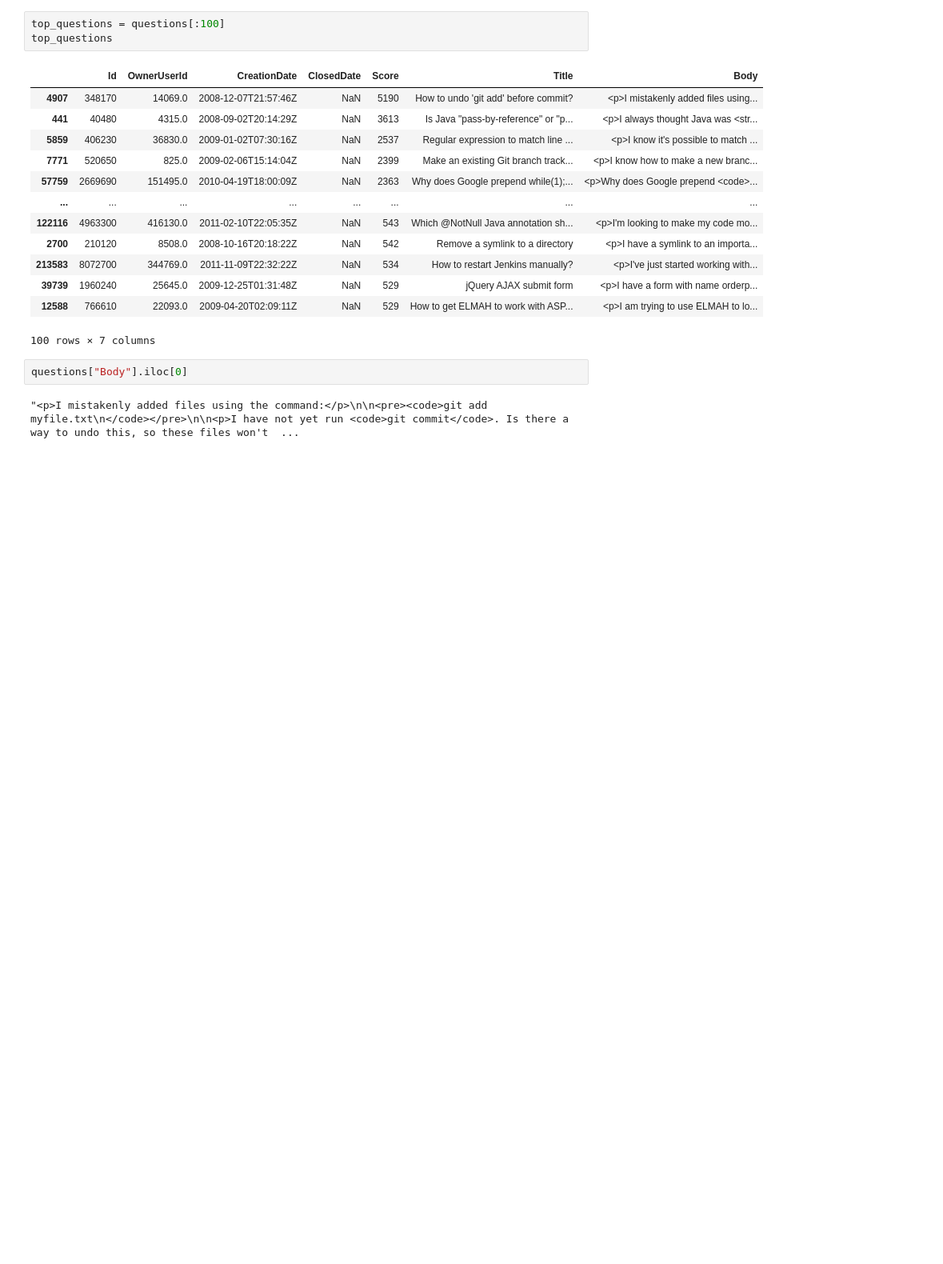
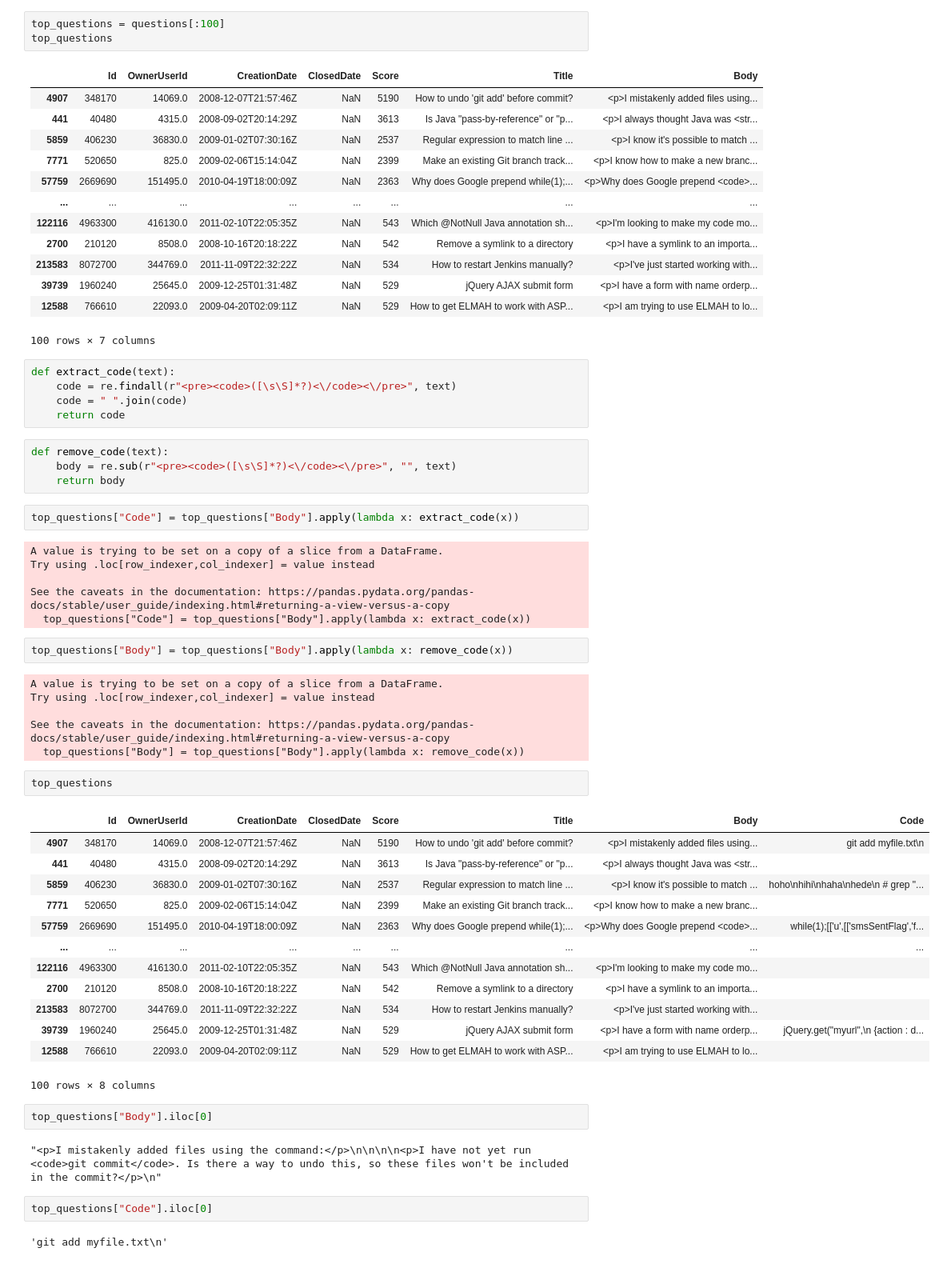
Before and after one commit to Lelelass/AI21-Dl-project-tagging, a Jupyter notebook: eda/anna-maria_eda.ipynb, the cells around one changed output. Shown at 80% size. Saved outputs shown, nothing was run; the diff lists cells and outputs as text; blank space fills up the shorter version.

Commit message:
Splitted into code and body

```diff
--- a/eda/anna-maria_eda.ipynb
+++ b/eda/anna-maria_eda.ipynb
@@ -191,7 +191,52 @@ top_questions
 | 39739 | 1960240 | 25645.0 | 2009-12-25T01:31:48Z | NaN | 529 | jQuery AJAX submit form | <p>I have a form with name orderp... |
 | 12588 | 766610 | 22093.0 | 2009-04-20T02:09:11Z | NaN | 529 | How to get ELMAH to work with ASP... | <p>I am trying to use ELMAH to lo... |
 100 rows × 7 columns
+# %%
+def extract_code(text):
+    code = re.findall(r"<pre><code>([\s\S]*?)<\/code><\/pre>", text)
+    code = " ".join(code)
+    return code
+# %%
+def remove_code(text):
+    body = re.sub(r"<pre><code>([\s\S]*?)<\/code><\/pre>", "", text)
+    return body
+# %%
+top_questions["Code"] = top_questions["Body"].apply(lambda x: extract_code(x))
+# %% [output]
+A value is trying to be set on a copy of a slice from a DataFrame.
+Try using .loc[row_indexer,col_indexer] = value instead
+
+See the caveats in the documentation: https://pandas.pydata.org/pandas-docs/stable/user_guide/indexing.html#returning-a-view-versus-a-copy
+  top_questions["Code"] = top_questions["Body"].apply(lambda x: extract_code(x))
+# %%
+top_questions["Body"] = top_questions["Body"].apply(lambda x: remove_code(x))
+# %% [output]
+A value is trying to be set on a copy of a slice from a DataFrame.
+Try using .loc[row_indexer,col_indexer] = value instead
+
+See the caveats in the documentation: https://pandas.pydata.org/pandas-docs/stable/user_guide/indexing.html#returning-a-view-versus-a-copy
+  top_questions["Body"] = top_questions["Body"].apply(lambda x: remove_code(x))
+# %%
+top_questions
+# %% [output]
+|  | Id | OwnerUserId | CreationDate | ClosedDate | Score | Title | Body | Code |
+| 4907 | 348170 | 14069.0 | 2008-12-07T21:57:46Z | NaN | 5190 | How to undo 'git add' before commit? | <p>I mistakenly added files using... | git add myfile.txt\n |
+| 441 | 40480 | 4315.0 | 2008-09-02T20:14:29Z | NaN | 3613 | Is Java "pass-by-reference" or "p... | <p>I always thought Java was <str... |  |
+| 5859 | 406230 | 36830.0 | 2009-01-02T07:30:16Z | NaN | 2537 | Regular expression to match line ... | <p>I know it's possible to match ... | hoho\nhihi\nhaha\nhede\n # grep "... |
+| 7771 | 520650 | 825.0 | 2009-02-06T15:14:04Z | NaN | 2399 | Make an existing Git branch track... | <p>I know how to make a new branc... |  |
+| 57759 | 2669690 | 151495.0 | 2010-04-19T18:00:09Z | NaN | 2363 | Why does Google prepend while(1);... | <p>Why does Google prepend <code>... | while(1);[['u',[['smsSentFlag','f... |
+| ... | ... | ... | ... | ... | ... | ... | ... | ... |
+| 122116 | 4963300 | 416130.0 | 2011-02-10T22:05:35Z | NaN | 543 | Which @NotNull Java annotation sh... | <p>I'm looking to make my code mo... |  |
+| 2700 | 210120 | 8508.0 | 2008-10-16T20:18:22Z | NaN | 542 | Remove a symlink to a directory | <p>I have a symlink to an importa... |  |
+| 213583 | 8072700 | 344769.0 | 2011-11-09T22:32:22Z | NaN | 534 | How to restart Jenkins manually? | <p>I've just started working with... |  |
+| 39739 | 1960240 | 25645.0 | 2009-12-25T01:31:48Z | NaN | 529 | jQuery AJAX submit form | <p>I have a form with name orderp... | jQuery.get("myurl",\n {action : d... |
+| 12588 | 766610 | 22093.0 | 2009-04-20T02:09:11Z | NaN | 529 | How to get ELMAH to work with ASP... | <p>I am trying to use ELMAH to lo... |  |
+100 rows × 8 columns
 # %%
-questions["Body"].iloc[0]
+top_questions["Body"].iloc[0]
 # %% [output]
-"<p>I mistakenly added files using the command:</p>\n\n<pre><code>git add myfile.txt\n</code></pre>\n\n<p>I have not yet run <code>git commit</code>. Is there a way to undo this, so these files won't  ...
+"<p>I mistakenly added files using the command:</p>\n\n\n\n<p>I have not yet run <code>git commit</code>. Is there a way to undo this, so these files won't be included in the commit?</p>\n"
+# %%
+top_questions["Code"].iloc[0]
+# %% [output]
+'git add myfile.txt\n'
```
Also changed, not shown: parts of 16 cells of this notebook.
